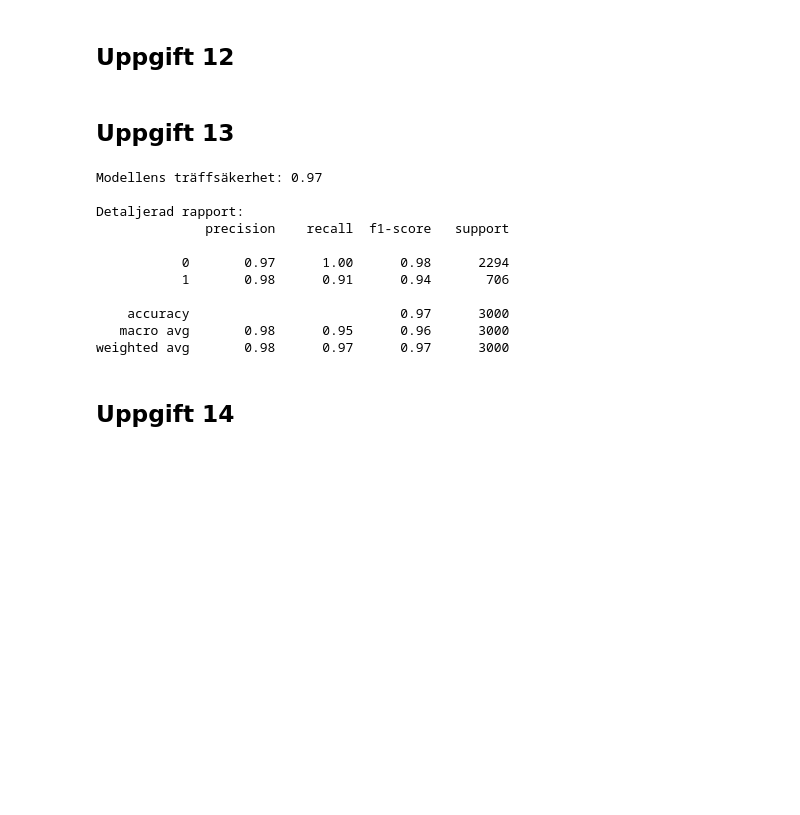
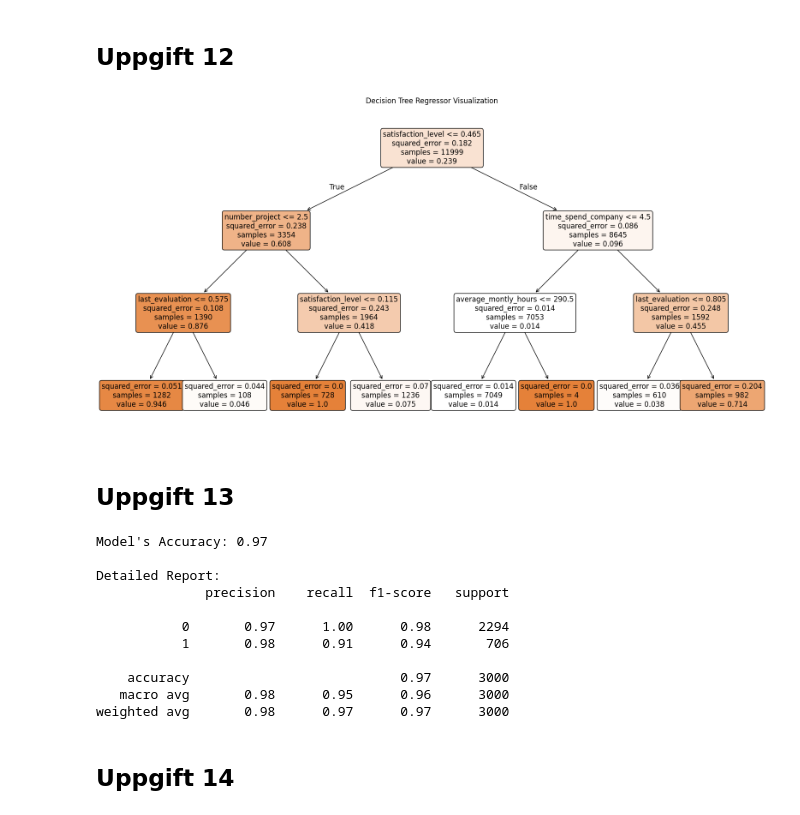
Before and after one commit to matildaottosson99-tech/kod, a Jupyter notebook: kapitel4.ipynb, the cells around one changed output. Cells and saved outputs as stored; diff of their text form; code cells hidden in the pictures; blank space fills up the shorter version.

```diff
--- a/kapitel4.ipynb
+++ b/kapitel4.ipynb
@@ -3,14 +3,16 @@
 # %%
 from sklearn.tree import DecisionTreeRegressor, plot_tree
 import matplotlib.pyplot as plt
 
 tree_model = DecisionTreeRegressor(max_depth=3, random_state=42)
 tree_model.fit(X_train, y_train)
 
 plt.figure(figsize=(20, 10))
 plot_tree(tree_model, feature_names=X.columns, filled=True, rounded=True, fontsize=12)
-plt.title("Beslutsträd för diabetesdata")
+plt.title("Decision Tree Regressor Visualization")
 plt.show()
+# %% [output]
+[figure, added]
 # %% [markdown]
 ## Uppgift 13
 # %%
@@ -21,30 +23,30 @@ from sklearn.metrics import classification_report, accuracy_score
 
 df = pd.read_excel('hr_employee_data.xlsx')
 
-# göra om text till siffror
+# remake text to numbers
 df_final = pd.get_dummies(df, drop_first=True)
 
-# Definiera X och y
+# difine X och y
 X = df_final.drop('left', axis=1)
 y = df_final['left']
 
-# Dela upp i träning och test
+# Split into training and testing sets
 X_train, X_test, y_train, y_test = train_test_split(X, y, test_size=0.2, random_state=42)
 
-# Träna modellen
+# train the model
 model = RandomForestClassifier(n_estimators=100, random_state=42)
 model.fit(X_train, y_train)
 
-# Utvärdera
+# rewaluate the model
 y_pred = model.predict(X_test)
 
-print(f"Modellens träffsäkerhet: {accuracy_score(y_test, y_pred):.2f}")
-print("\nDetaljerad rapport:")
+print(f"Model's Accuracy: {accuracy_score(y_test, y_pred):.2f}")
+print("\nDetailed Report:")
 print(classification_report(y_test, y_pred))
 # %% [output]
-Modellens träffsäkerhet: 0.97
+Model's Accuracy: 0.97
 
-Detaljerad rapport:
+Detailed Report:
               precision    recall  f1-score   support
 
            0       0.97      1.00      0.98      2294
```
Also changed, not shown: 4 other files.
